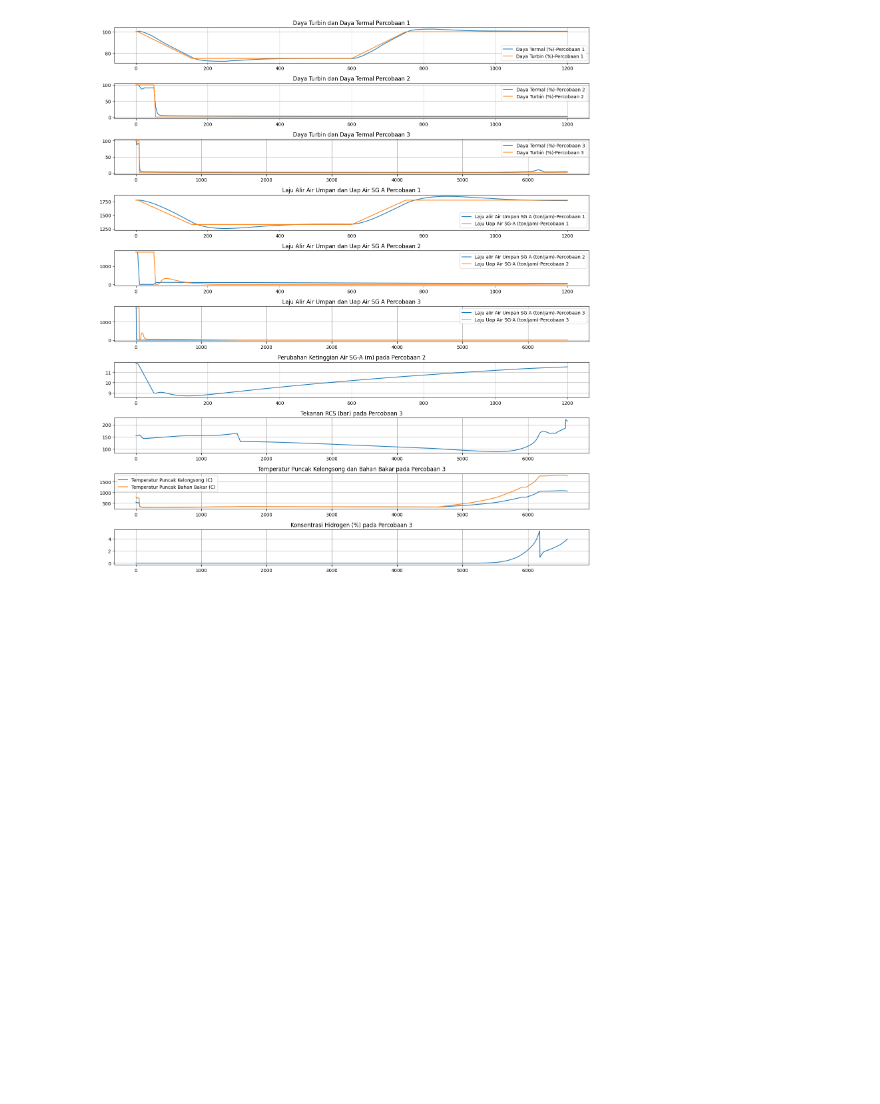
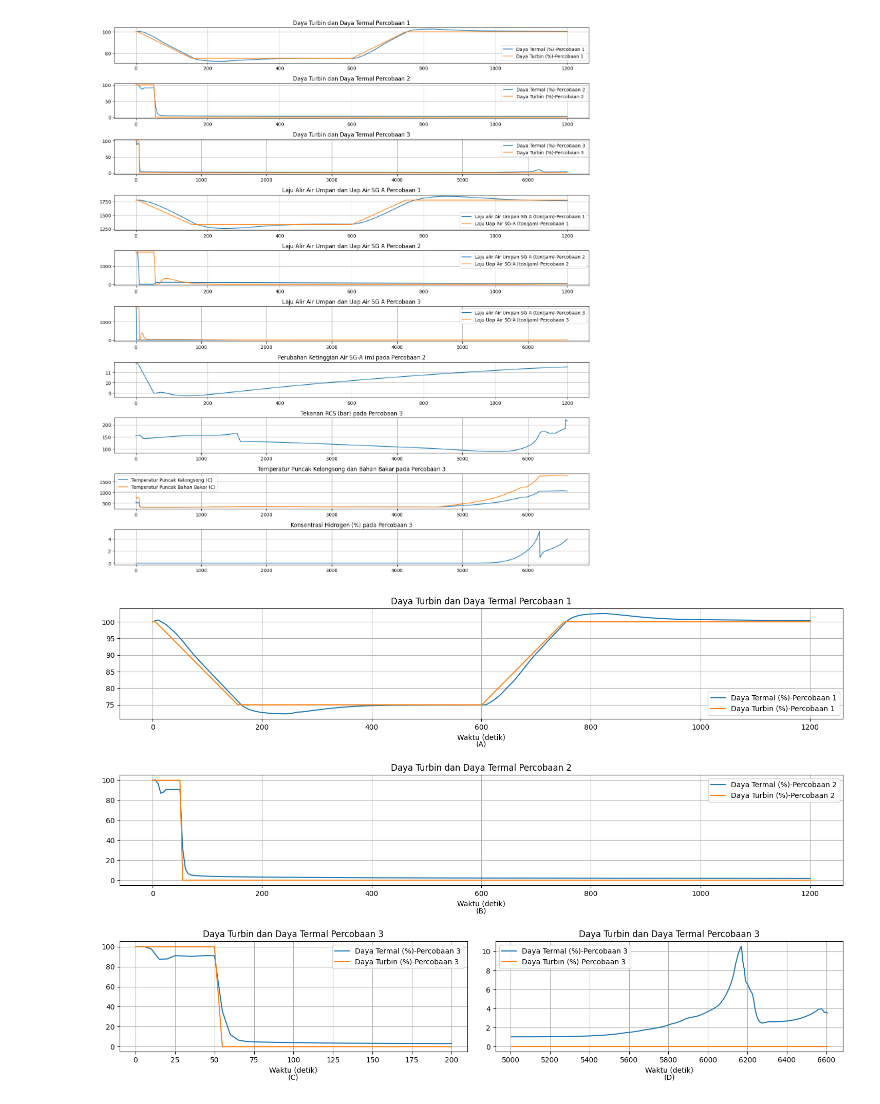
Before and after one commit to ARoyyanF/ekfis-3, a Jupyter notebook: modul-2/modul-2.ipynb, the cells around one changed output. Saved outputs shown, nothing was run; the diff lists cells and outputs as text; code cells hidden in the pictures; blank space fills up the shorter version.

```diff
--- a/modul-2/modul-2.ipynb
+++ b/modul-2/modul-2.ipynb
@@ -115,3 +115,61 @@ plt.tight_layout()
 plt.show()
 # %% [output]
 [figure]
+# %%
+import pandas as pd
+import matplotlib.pyplot as plt
+
+files = ['Percobaan 1.xlsx', 'Percobaan 2.xlsx', 'Percobaan 3.xlsx']
+plt.figure(figsize=(15, 10))
+
+# Plot A
+file = files[0]
+plt.subplot(3, 1, 1)
+data = combined_df[combined_df['source_file'] == file]
+plt.plot(data.TIME, data['PWR'], label=f'Daya Termal (%)-{file[:-5]}')
+plt.plot(data.TIME, data['TBLD'], label=f'Daya Turbin (%)-{file[:-5]}')
+plt.legend()
+plt.title(f'Daya Turbin dan Daya Termal {file[:-5]}')
+plt.text(0.5, -0.2, '(A)', ha='center', va='top', transform=plt.gca().transAxes) #Add (A) at bottom.
+plt.xlabel('Waktu (detik)')
+plt.grid(True)
+# Plot B
+file = files[1]
+plt.subplot(3, 1, 2)
+data = combined_df[combined_df['source_file'] == file]
+plt.plot(data.TIME, data['PWR'], label=f'Daya Termal (%)-{file[:-5]}')
+plt.plot(data.TIME, data['TBLD'], label=f'Daya Turbin (%)-{file[:-5]}')
+plt.legend()
+plt.title(f'Daya Turbin dan Daya Termal {file[:-5]}')
+plt.text(0.5, -0.2, '(B)', ha='center', va='top', transform=plt.gca().transAxes) #Add (B) at bottom.
+plt.xlabel('Waktu (detik)')
+plt.grid(True)
+# Plot C
+file = files[2]
+plt.subplot(3, 2, 5)
+data = combined_df[combined_df['source_file'] == file]
+data = data[(data['TIME'] <= 200)]
+plt.plot(data.TIME, data['PWR'], label=f'Daya Termal (%)-{file[:-5]}')
+plt.plot(data.TIME, data['TBLD'], label=f'Daya Turbin (%)-{file[:-5]}')
+plt.legend()
+plt.title(f'Daya Turbin dan Daya Termal {file[:-5]}')
+plt.text(0.5, -0.2, '(C)', ha='center', va='top', transform=plt.gca().transAxes) #Add (C) at bottom.
+plt.xlabel('Waktu (detik)')
+plt.grid(True)
+# Plot D
+file = files[2]
+plt.subplot(3, 2, 6)
+data = combined_df[combined_df['source_file'] == file]
+data = data[(data['TIME'] >= 5000)]
+plt.plot(data.TIME, data['PWR'], label=f'Daya Termal (%)-{file[:-5]}')
+plt.plot(data.TIME, data['TBLD'], label=f'Daya Turbin (%)-{file[:-5]}')
+plt.legend()
+plt.title(f'Daya Turbin dan Daya Termal {file[:-5]}')
+plt.text(0.5, -0.2, '(D)', ha='center', va='top', transform=plt.gca().transAxes) #Add (D) at bottom
+plt.xlabel('Waktu (detik)')
+
+plt.grid(True)
+plt.tight_layout(pad=2.0)
+plt.show()
+# %% [output]
+[figure, added]
```
Also changed, not shown: parts of 11 cells of this notebook.
